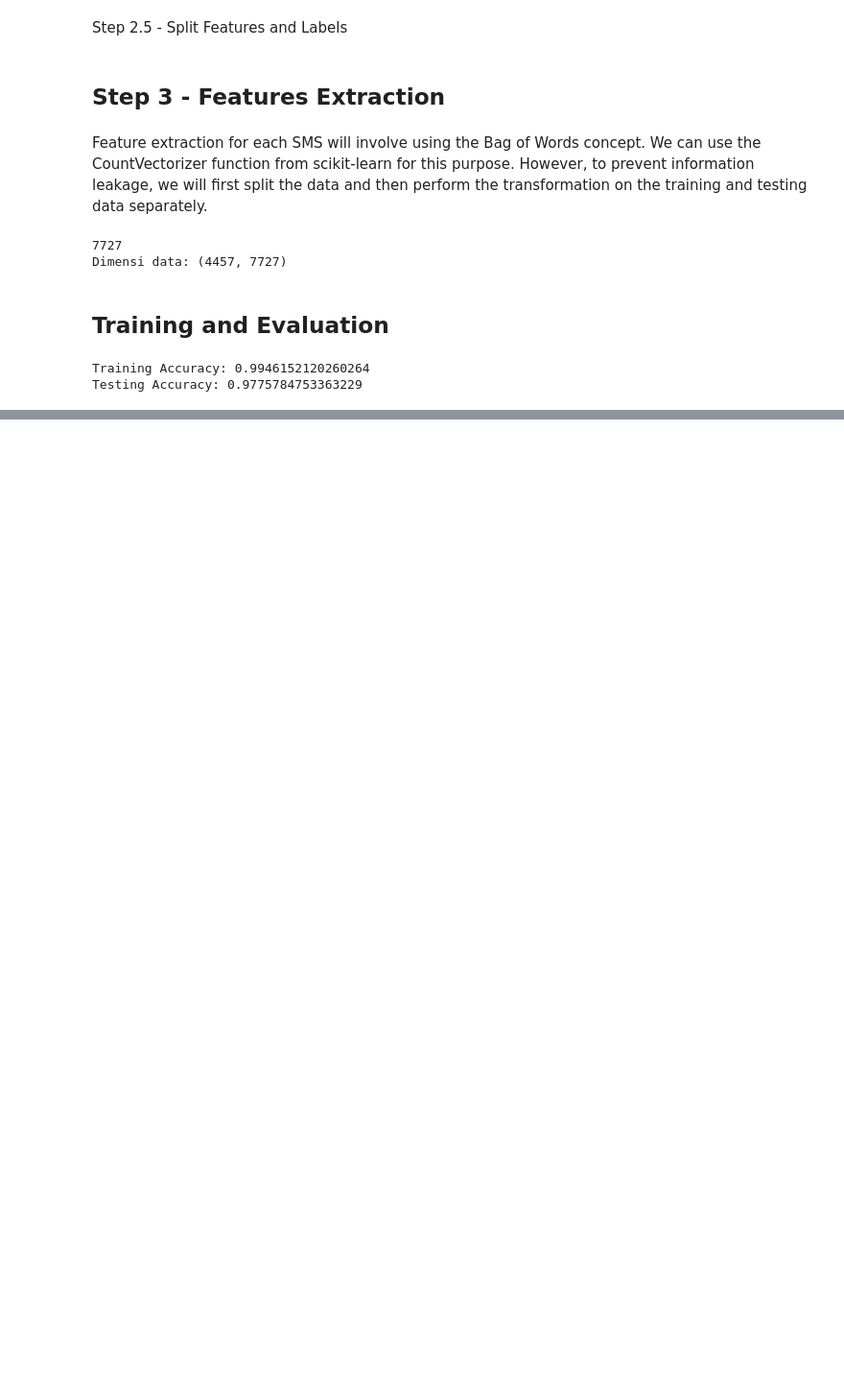
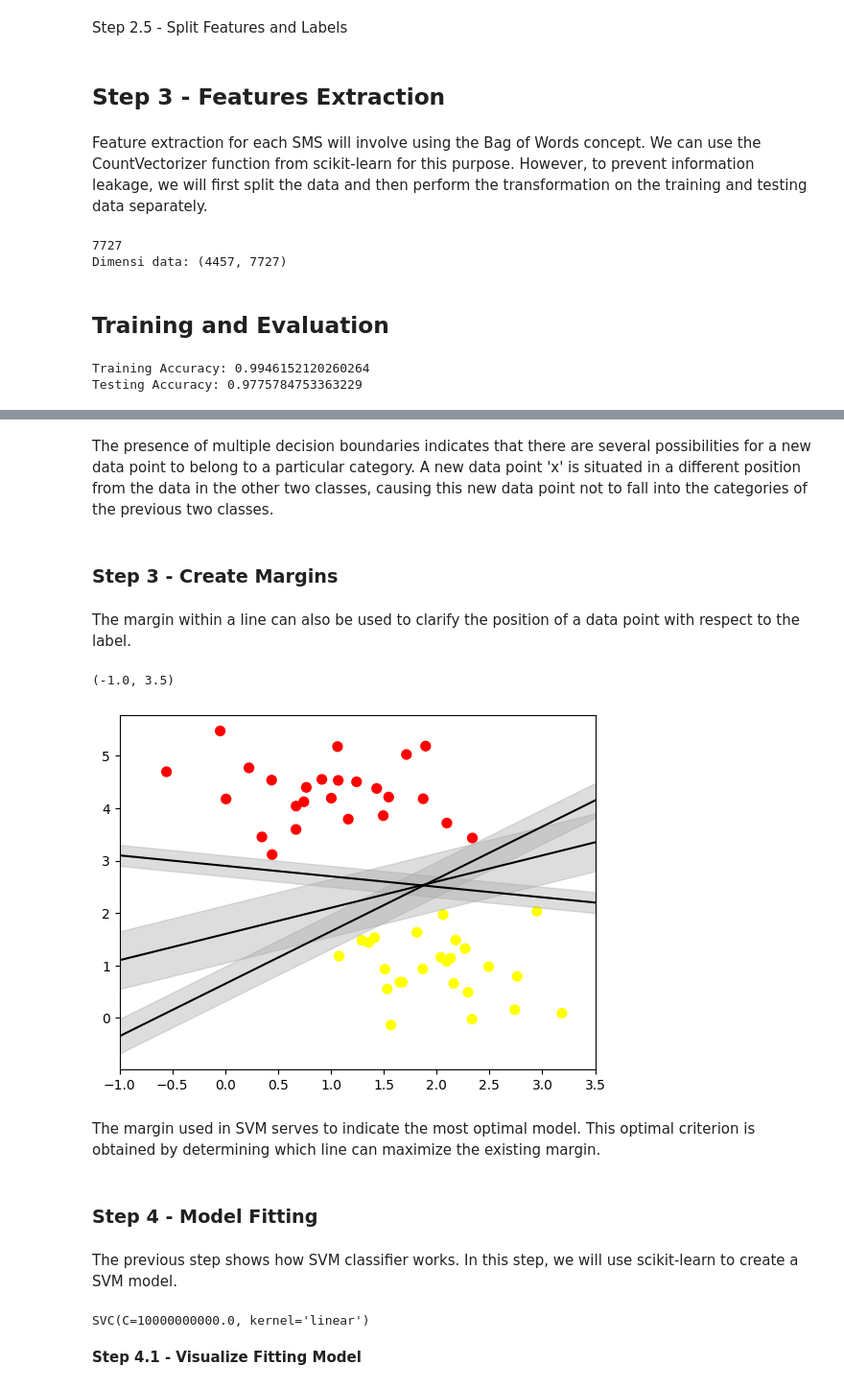
Before and after one commit to integer-class/machine-learning, a Jupyter notebook: Virza_Aulia_Rachman/Ml_week4.ipynb, the cells around one changed output, grey strips where cells are left out. Shown at 96% size. Saved outputs shown, nothing was run; the diff lists cells and outputs as text; code cells hidden in the pictures; blank space fills up the shorter version.

```diff
--- a/Virza_Aulia_Rachman/Ml_week4.ipynb
+++ b/Virza_Aulia_Rachman/Ml_week4.ipynb
@@ -383,0 +425,38 @@ Testing Accuracy: 0.9775784753363229
+# %% [markdown]
+The presence of multiple decision boundaries indicates that there are several possibilities for a new data point to belong to a particular category. A new data point 'x' is situated in a different position from the data in the other two classes, causing this new data point not to fall into the categories of the previous two classes.
+# %% [markdown]
+### Step 3 - Create Margins
+# %% [markdown]
+The margin within a line can also be used to clarify the position of a data point with respect to the label.
+# %%
+xfit = np.linspace(-1, 3.5)
+plt.scatter(X[:, 0], X[:, 1], c=y, s=50, cmap='autumn')
+
+for m, b, d in [(1, 0.65, 0.33), (0.5, 1.6, 0.55), (-0.2, 2.9, 0.2)]:
+    yfit = m * xfit + b
+    plt.plot(xfit, yfit, '-k')
+    plt.fill_between(xfit, yfit - d, yfit + d, edgecolor='none',
+                     color='#AAAAAA', alpha=0.4)
+
+plt.xlim(-1, 3.5)
+# %% [output]
+(-1.0, 3.5)
+[figure, added]
+# %% [markdown]
+The margin used in SVM serves to indicate the most optimal model. This optimal criterion is obtained by determining which line can maximize the existing margin.
+# %% [markdown]
+### Step 4 - Model Fitting
+# %% [markdown]
+The previous step shows how SVM classifier works. In this step, we will use scikit-learn to create a SVM model.
+# %%
+from sklearn.svm import SVC # "Support vector classifier"
+
+# Initaite SVC object
+model = SVC(kernel='linear', C=1E10)
+
+# Fitting
+model.fit(X, y)
+# %% [output]
+SVC(C=10000000000.0, kernel='linear')
+# %% [markdown]
+**Step 4.1 - Visualize Fitting Model**
```
Also changed, not shown: parts of 34 cells of this notebook.
